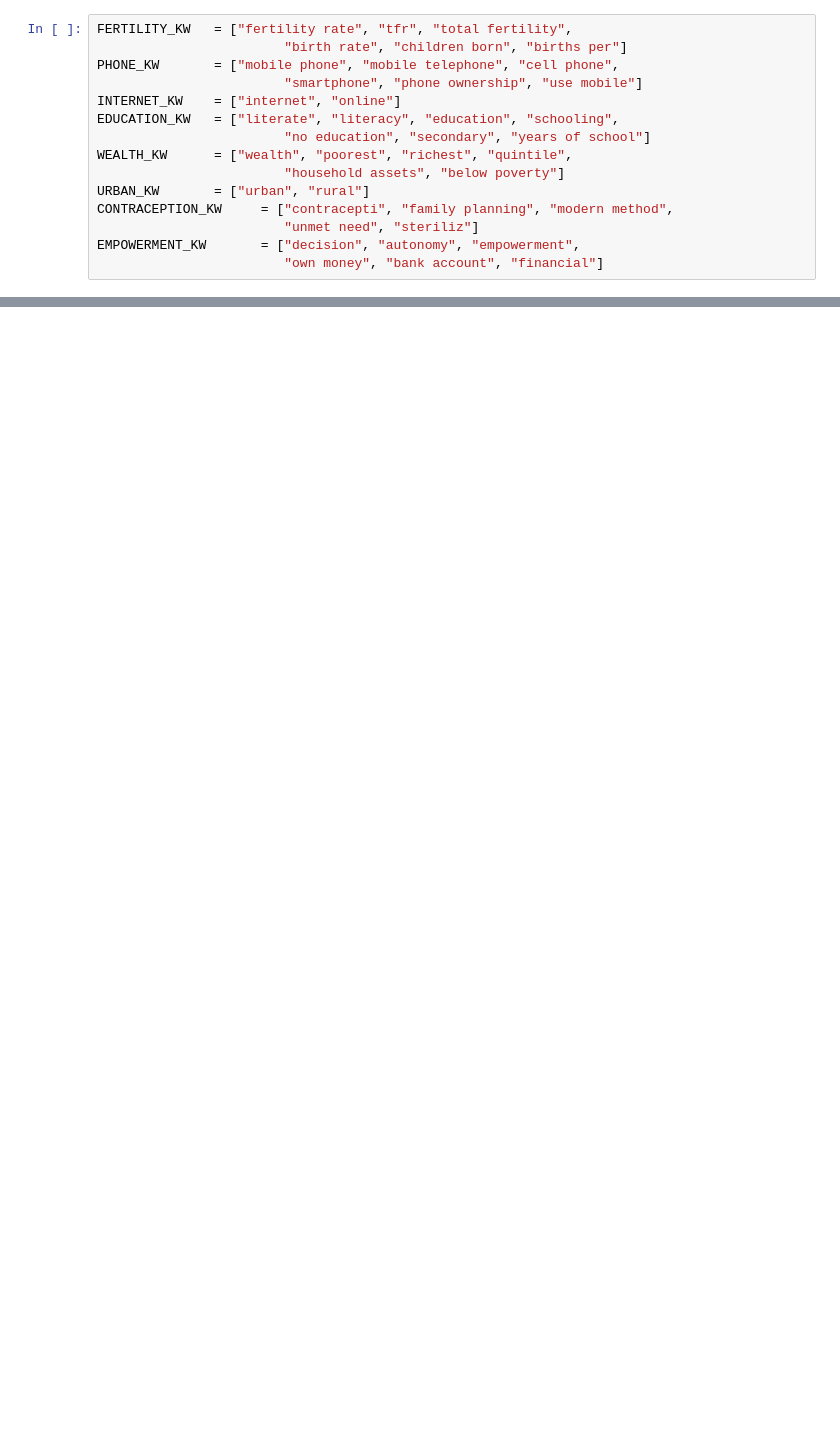
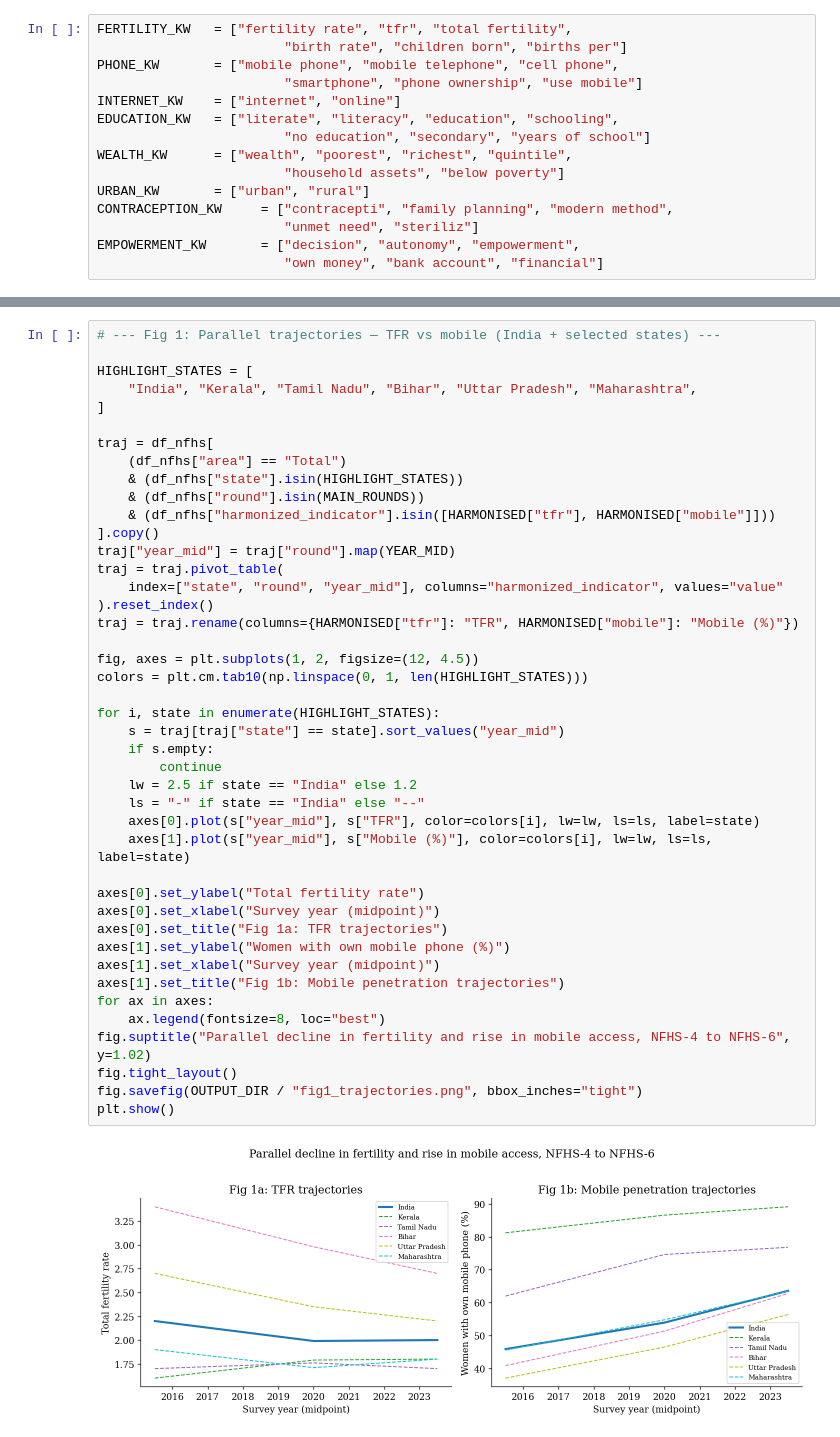
Before and after one commit to Eknoor-S-Sandhu/NFHS_Smartphones_Fertility, a Jupyter notebook: NFHS_3-6.ipynb, the cells around one changed output, grey strips where cells are left out. Drawn from its saved outputs; the diff is of its cells as text; blank space fills up the shorter version.

Commit message:
Initial commit of NFHS smartphone and fertility analysis

```diff
--- a/NFHS_3-6.ipynb
+++ b/NFHS_3-6.ipynb
@@ -441,0 +203,45 @@ print(f"\nOutputs saved to: {OUT_DIR.resolve()}")
+# %%
+# --- Fig 1: Parallel trajectories — TFR vs mobile (India + selected states) ---
+
+HIGHLIGHT_STATES = [
+    "India", "Kerala", "Tamil Nadu", "Bihar", "Uttar Pradesh", "Maharashtra",
+]
+
+traj = df_nfhs[
+    (df_nfhs["area"] == "Total")
+    & (df_nfhs["state"].isin(HIGHLIGHT_STATES))
+    & (df_nfhs["round"].isin(MAIN_ROUNDS))
+    & (df_nfhs["harmonized_indicator"].isin([HARMONISED["tfr"], HARMONISED["mobile"]]))
+].copy()
+traj["year_mid"] = traj["round"].map(YEAR_MID)
+traj = traj.pivot_table(
+    index=["state", "round", "year_mid"], columns="harmonized_indicator", values="value"
+).reset_index()
+traj = traj.rename(columns={HARMONISED["tfr"]: "TFR", HARMONISED["mobile"]: "Mobile (%)"})
+
+fig, axes = plt.subplots(1, 2, figsize=(12, 4.5))
+colors = plt.cm.tab10(np.linspace(0, 1, len(HIGHLIGHT_STATES)))
+
+for i, state in enumerate(HIGHLIGHT_STATES):
+    s = traj[traj["state"] == state].sort_values("year_mid")
+    if s.empty:
+        continue
+    lw = 2.5 if state == "India" else 1.2
+    ls = "-" if state == "India" else "--"
+    axes[0].plot(s["year_mid"], s["TFR"], color=colors[i], lw=lw, ls=ls, label=state)
+    axes[1].plot(s["year_mid"], s["Mobile (%)"], color=colors[i], lw=lw, ls=ls, label=state)
+
+axes[0].set_ylabel("Total fertility rate")
+axes[0].set_xlabel("Survey year (midpoint)")
+axes[0].set_title("Fig 1a: TFR trajectories")
+axes[1].set_ylabel("Women with own mobile phone (%)")
+axes[1].set_xlabel("Survey year (midpoint)")
+axes[1].set_title("Fig 1b: Mobile penetration trajectories")
+for ax in axes:
+    ax.legend(fontsize=8, loc="best")
+fig.suptitle("Parallel decline in fertility and rise in mobile access, NFHS-4 to NFHS-6", y=1.02)
+fig.tight_layout()
+fig.savefig(OUTPUT_DIR / "fig1_trajectories.png", bbox_inches="tight")
+plt.show()
+# %% [output]
+[figure, added]
```
Also changed, not shown: parts of 20 cells of this notebook, 33 other files.
